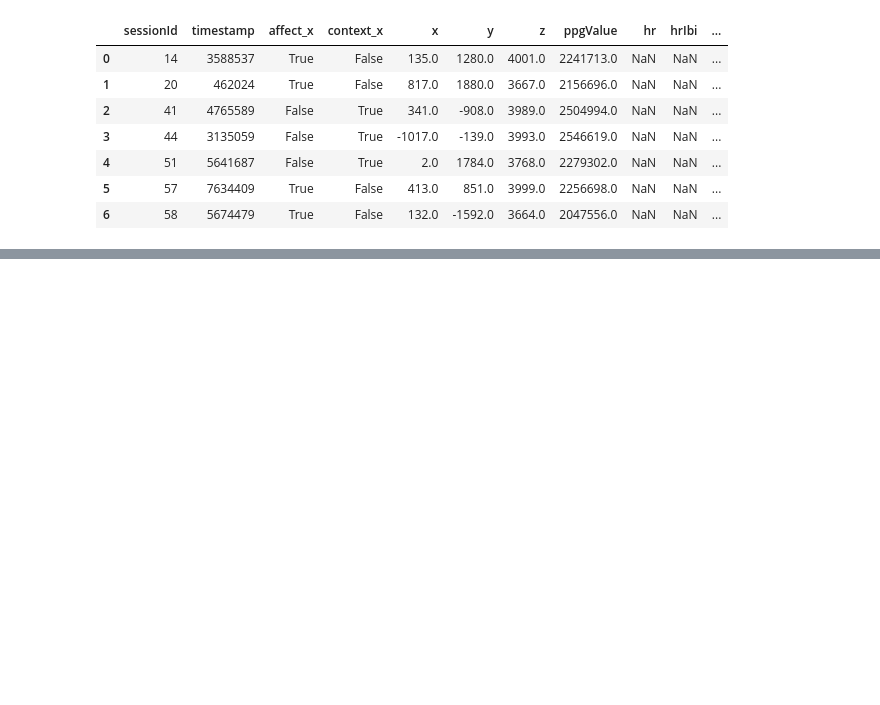
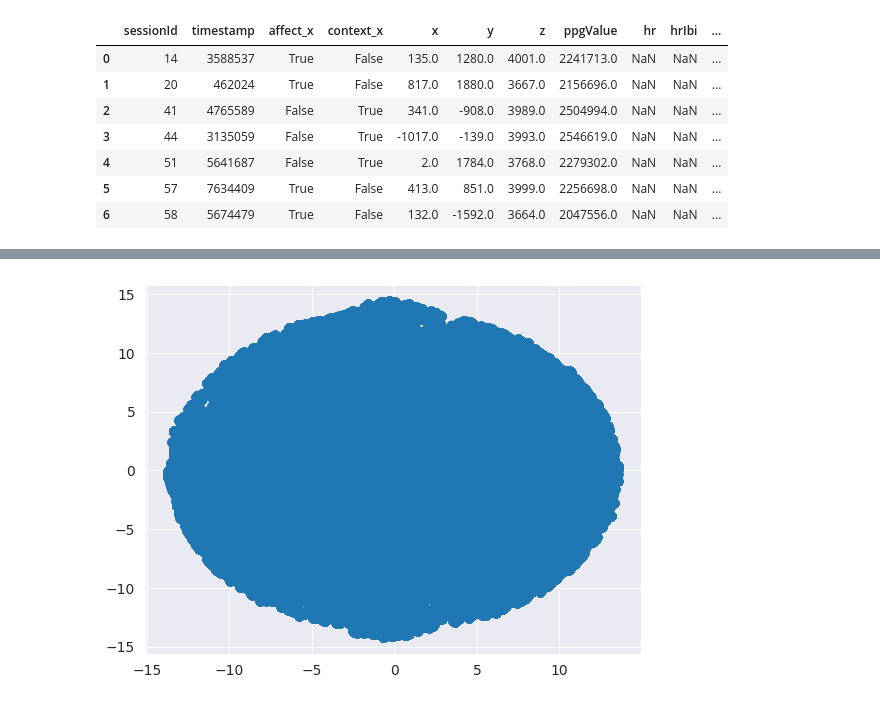
Before and after one commit to Wespe95/BBDC_2024, a Jupyter notebook: BBDC/BBDC_datenanalyse.ipynb, the cells around one changed output, grey strips where cells are left out. Drawn from its saved outputs; the diff is of its cells as text; code cells hidden in the pictures; blank space fills up the shorter version.

```diff
--- a/BBDC/BBDC_datenanalyse.ipynb
+++ b/BBDC/BBDC_datenanalyse.ipynb
@@ -925,0 +1031,4 @@ merged_df
+# %%
+plt.scatter(x_tsne[:, 0], x_tsne[:, 1], alpha=0.5);
+# %% [output]
+[figure, added]
```
Also changed, not shown: parts of 20 cells of this notebook, 1 other file.
